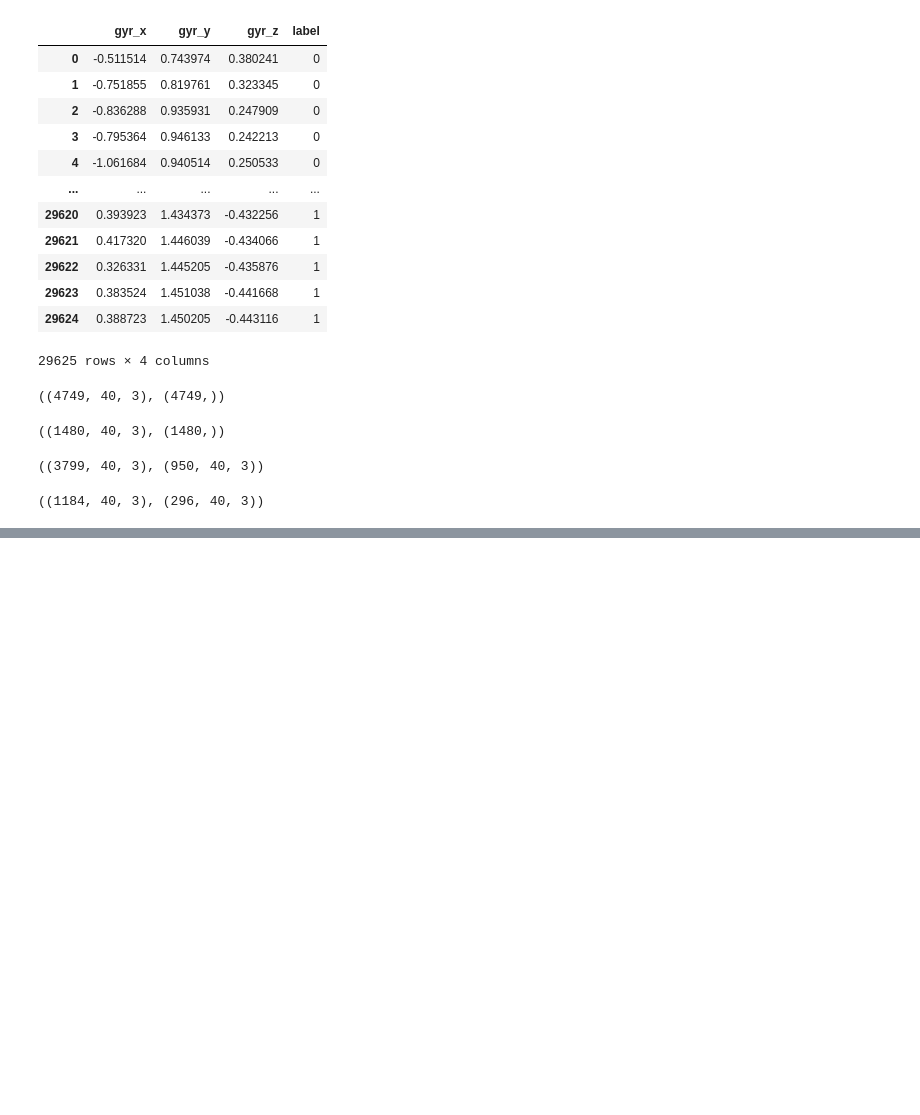
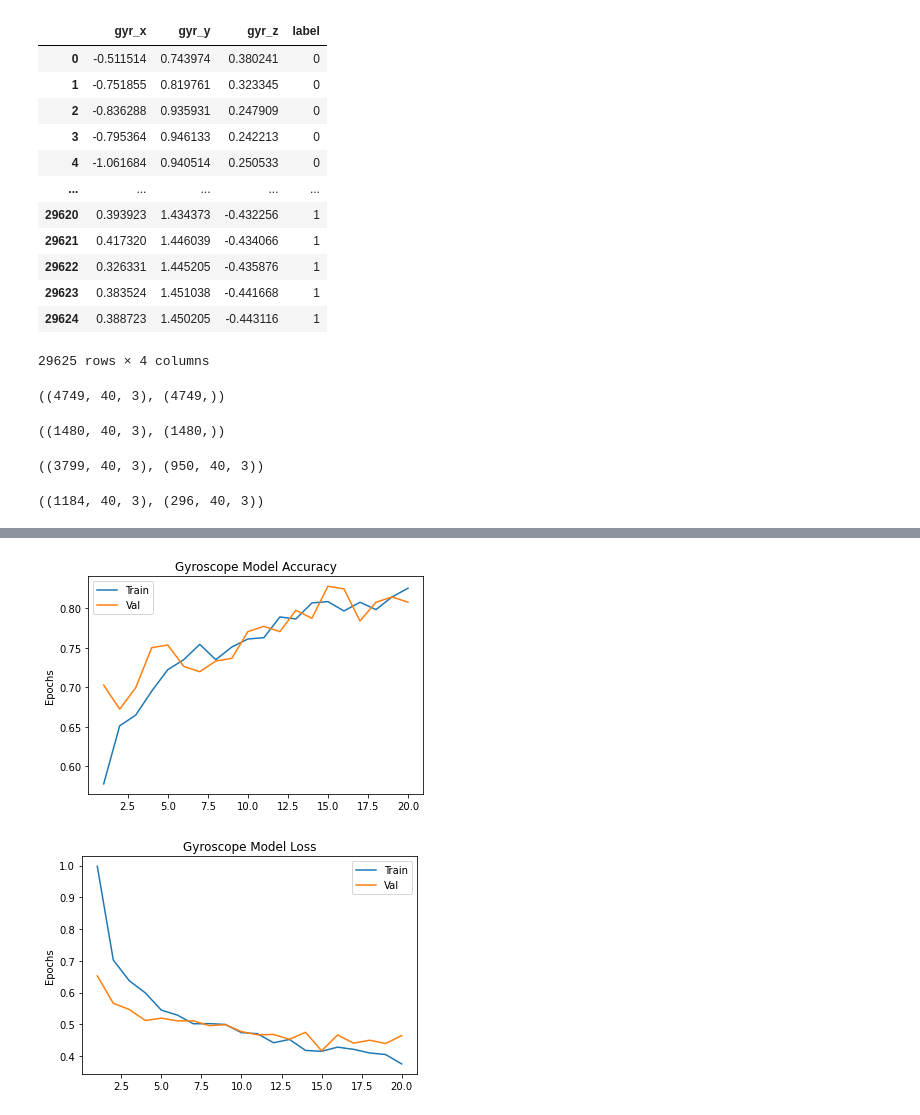
Before and after one commit to kartikvirendrar/Cristl, a Jupyter notebook: project2_HAR.ipynb, the cells around one changed output, grey strips where cells are left out. Drawn from its saved outputs; the diff is of its cells as text; code cells hidden in the pictures; blank space fills up the shorter version.

```diff
--- a/project2_HAR.ipynb
+++ b/project2_HAR.ipynb
@@ -281,0 +308,6 @@ Epoch 20/20
+# %%
+plot_accuracycurve('Gyroscope',ghistory, 20)
+plot_losscurve('Gyroscope', ghistory, 20)
+# %% [output]
+[figure, added]
+[figure, added]
```
Also changed, not shown: parts of 12 cells of this notebook.
